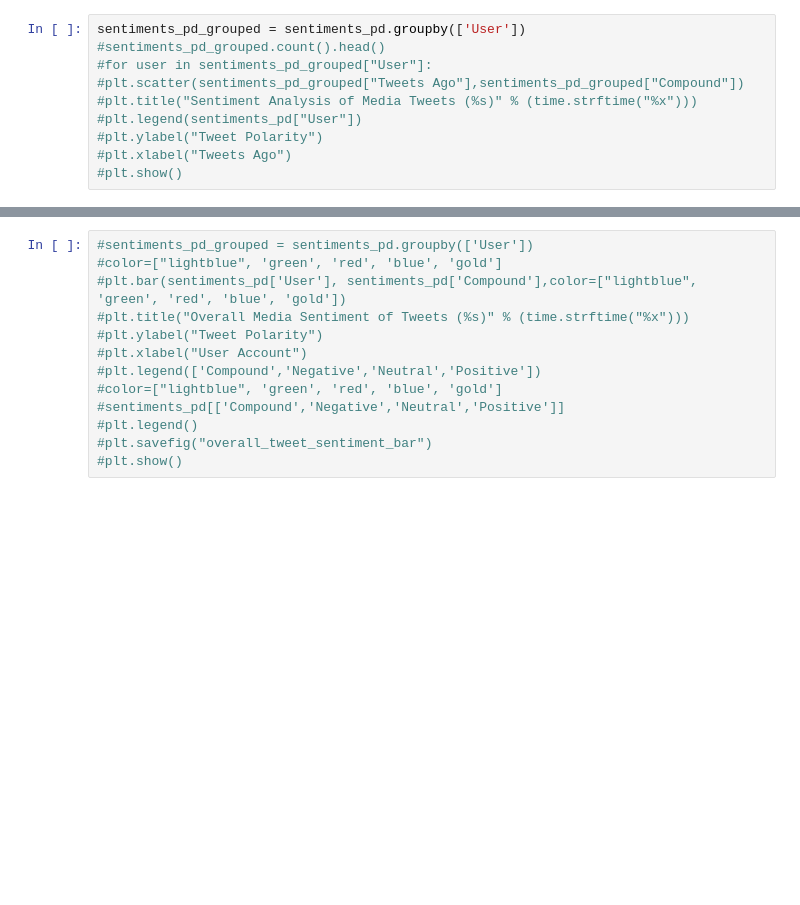
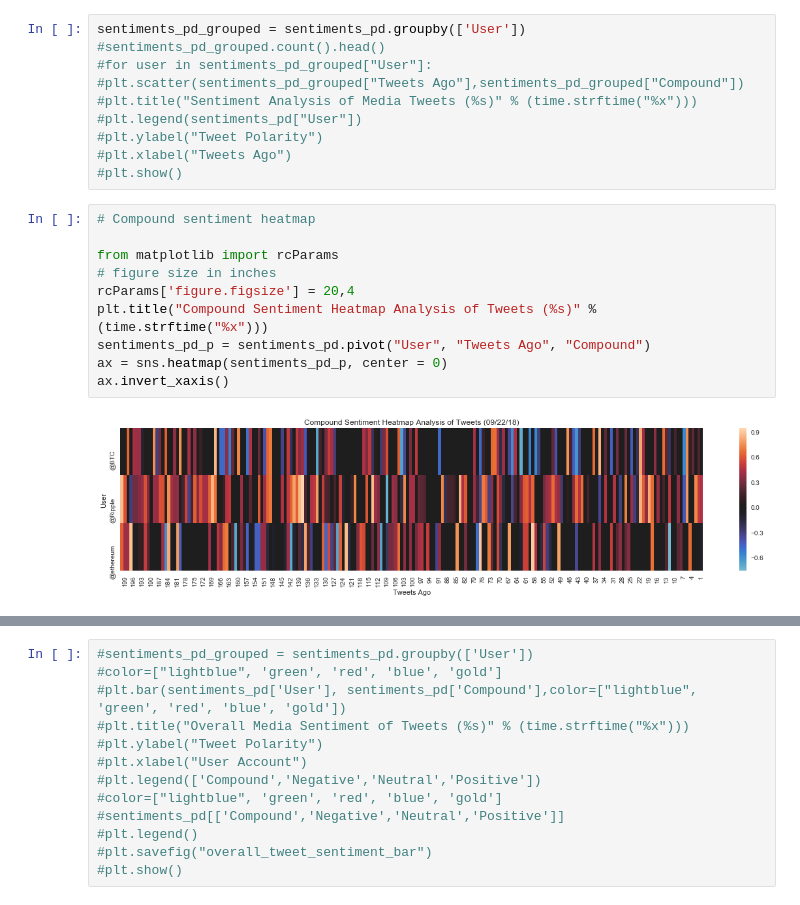
Before and after one commit to timothyyu/twitter-sentiment, a Jupyter notebook: main.ipynb, the cells around one changed output, grey strips where cells are left out. Drawn from its saved outputs; the diff is of its cells as text; blank space fills up the shorter version.

```diff
--- a/main.ipynb
+++ b/main.ipynb
@@ -85,4 +96,16 @@ sentiments_pd_grouped = sentiments_pd.groupby(['User'])
 #plt.ylabel("Tweet Polarity")
 #plt.xlabel("Tweets Ago")
 #plt.show()
+# %%
+# Compound sentiment heatmap
+
+from matplotlib import rcParams
+# figure size in inches
+rcParams['figure.figsize'] = 20,4
+plt.title("Compound Sentiment Heatmap Analysis of Tweets (%s)" % (time.strftime("%x")))
+sentiments_pd_p = sentiments_pd.pivot("User", "Tweets Ago", "Compound")
+ax = sns.heatmap(sentiments_pd_p, center = 0)
+ax.invert_xaxis()
+# %% [output]
+[figure, added]
 # %%
```
Also changed, not shown: parts of 4 cells of this notebook, 3 other files.
